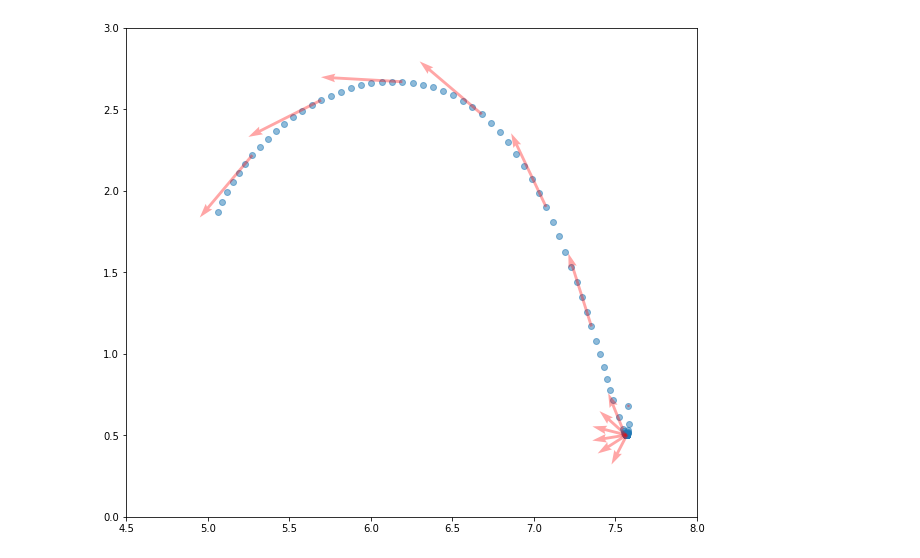
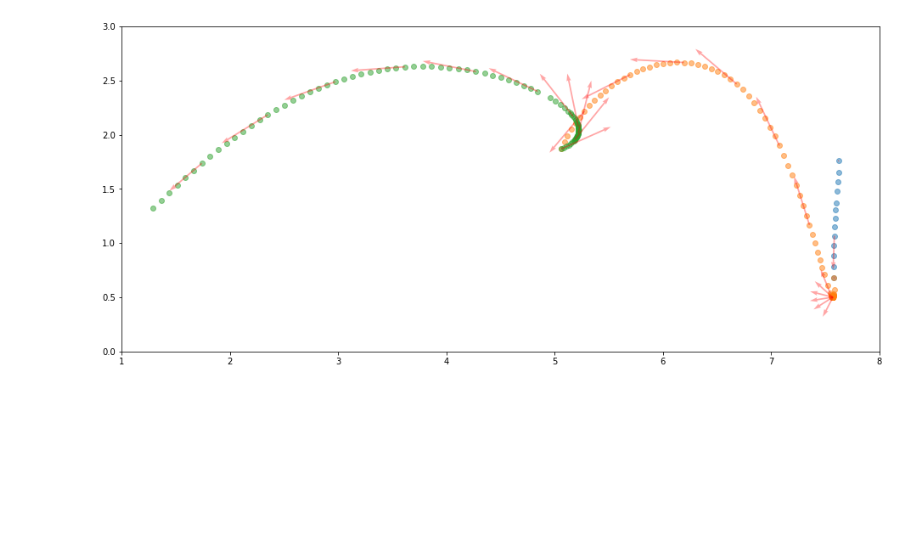
Before and after one commit to jhh/motion, a Jupyter notebook: notebooks/toml/trajectory.ipynb, the cells around one changed output. Drawn from its saved outputs; the diff is of its cells as text; code cells hidden in the pictures; blank space fills up the shorter version.

Commit message:
Plot all auton trajectories together

```diff
--- a/notebooks/toml/trajectory.ipynb
+++ b/notebooks/toml/trajectory.ipynb
@@ -8,7 +8,9 @@ plt.rcParams["figure.figsize"] = (16, 9)
 # %%
 PATHS_DIR = Path("../../../../strykeforce/rapidreact/src/main/deploy/paths/")
 # %%
-def plot_trajectory(name):
+def plot_trajectory(name, fig=None, ax=None):
+    if fig is None:
+        fig, ax = plt.subplots()
     trajectory_file = PATHS_DIR / Path(f"{name}.toml")
     trajectory_toml = {}
     with trajectory_file.open(mode="rb") as f:
@@ -38,8 +40,7 @@ def plot_trajectory(name):
     for i in range(0, len(states), 8):
         sampled_states.append(states[i])
 
-    fig, ax = plt.subplots()
-    plt.xlim(4.5, 8)
+    plt.xlim(1, 8)
     plt.ylim(0, 3)
     ax.scatter(
         [s.pose.X() for s in trajectory.states()],
@@ -56,18 +57,18 @@ def plot_trajectory(name):
             scale_units="xy",
             scale=4,
             color='r',
-            width=0.005,
+            width=0.002,
             alpha=0.35
         )
     ax.set_aspect("equal", "box")
     plt.savefig("trajectory.png")
-    plt.show()
+#     plt.show()
 
-plot_trajectory("RightCargo2Collect")
+# plot_trajectory("RightCargo2Collect")
-# %% [output]
-[figure, removed]
 # %%
-# trajectories = ["RightCargo1Collect", "RightCargo2Collect",  "RightCargo3Collect"]
-# for traj in trajectories:
-#     plot_trajectory(traj)
-#     plt.show()
+trajectories = ["RightCargo1Collect", "RightCargo2Collect",  "RightCargo3Collect"]
+fig, ax = plt.subplots()
+for traj in trajectories:
+    plot_trajectory(traj, fig, ax)
+# %% [output]
+[figure, added]
```
Also changed, not shown: 1 other file.
